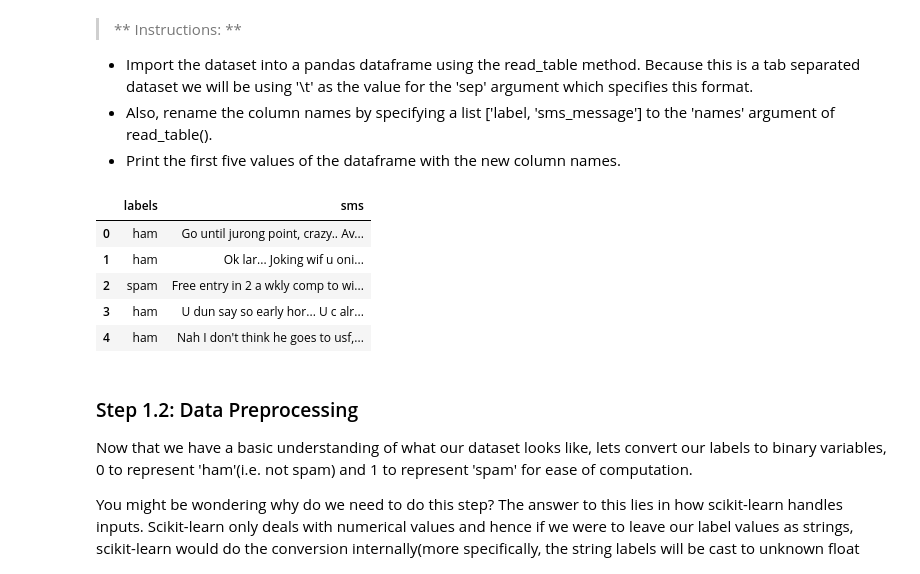
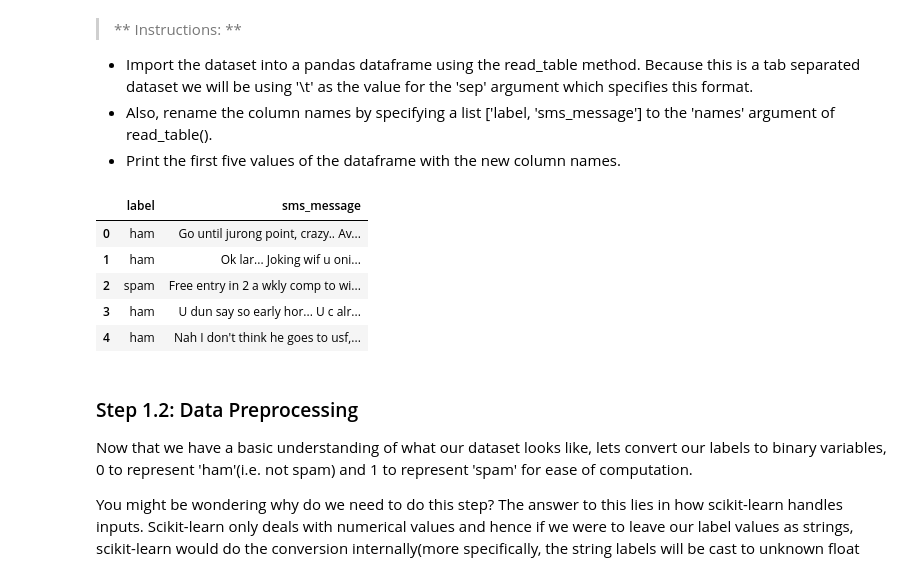
Before and after one commit to AhmadAbdElhameed/NLP, a Jupyter notebook: Bayesian_Inference.ipynb, the cells around one changed output. Cells and saved outputs as stored; diff of their text form; code cells hidden in the pictures.

```diff
--- a/Bayesian_Inference.ipynb
+++ b/Bayesian_Inference.ipynb
@@ -62,17 +62,17 @@ The second column is the text content of the SMS message that is being classifie
 # %%
 '''
 Solution
 '''
 import pandas as pd
 # Dataset from - https://archive.ics.uci.edu/ml/datasets/SMS+Spam+Collection
 df = pd.read_csv("SMSSpamCollection.txt",
                  sep = '\t',
-                 names = ['labels','sms'])#TODO
+                 names = ['label','sms_message'])#TODO
 
 # Output printing out first 5 rows
 df.head()
 # %% [output]
-|  | labels | sms |
+|  | label | sms_message |
 | 0 | ham | Go until jurong point, crazy.. Av... |
 | 1 | ham | Ok lar... Joking wif u oni... |
 | 2 | spam | Free entry in 2 a wkly comp to wi... |
```
Also changed, not shown: parts of 1 cell of this notebook.
